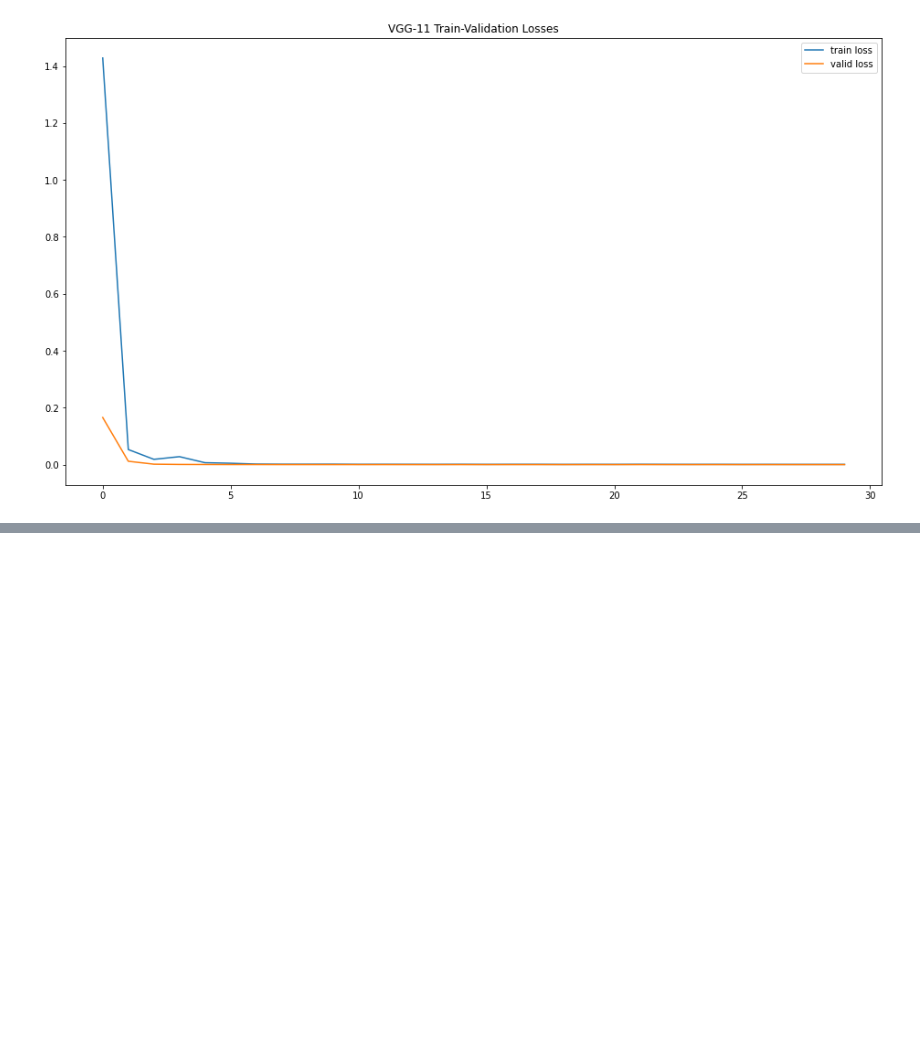
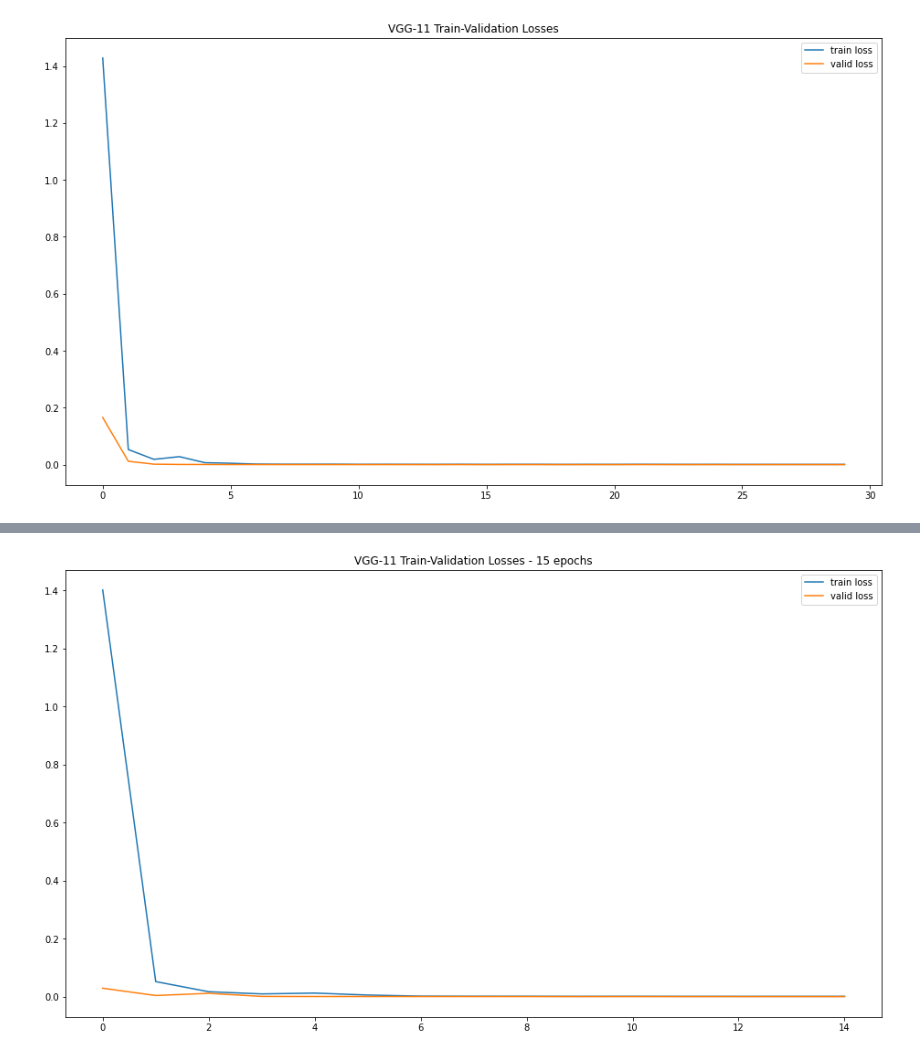
Before and after one commit to eferos93/sml_project, a Jupyter notebook: project.ipynb, the cells around one changed output, grey strips where cells are left out. Saved outputs shown, nothing was run; the diff lists cells and outputs as text; code cells hidden in the pictures; blank space fills up the shorter version.

```diff
--- a/project.ipynb
+++ b/project.ipynb
@@ -576,0 +625,8 @@ _ = plt.legend()
+# %%
+plt.figure(figsize=(16, 9))
+_ = plt.plot(range(0,15), loss_vgg11_15ep['train'], label="train loss")
+_ = plt.plot(range(0,15), loss_vgg11_15ep['valid'], label="valid loss")
+_ = plt.title("VGG-11 Train-Validation Losses - 15 epochs")
+_ = plt.legend()
+# %% [output]
+[figure, added]
```
Also changed, not shown: parts of 23 cells of this notebook.
